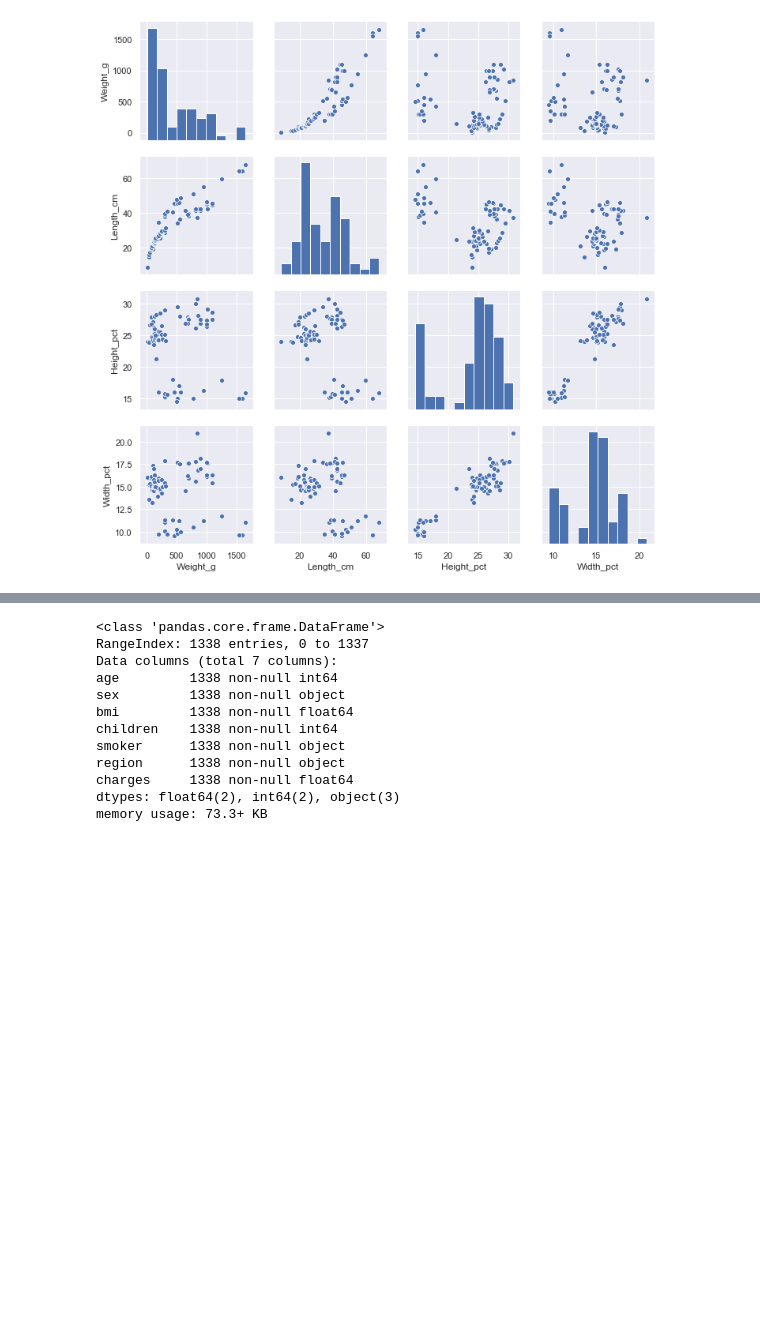
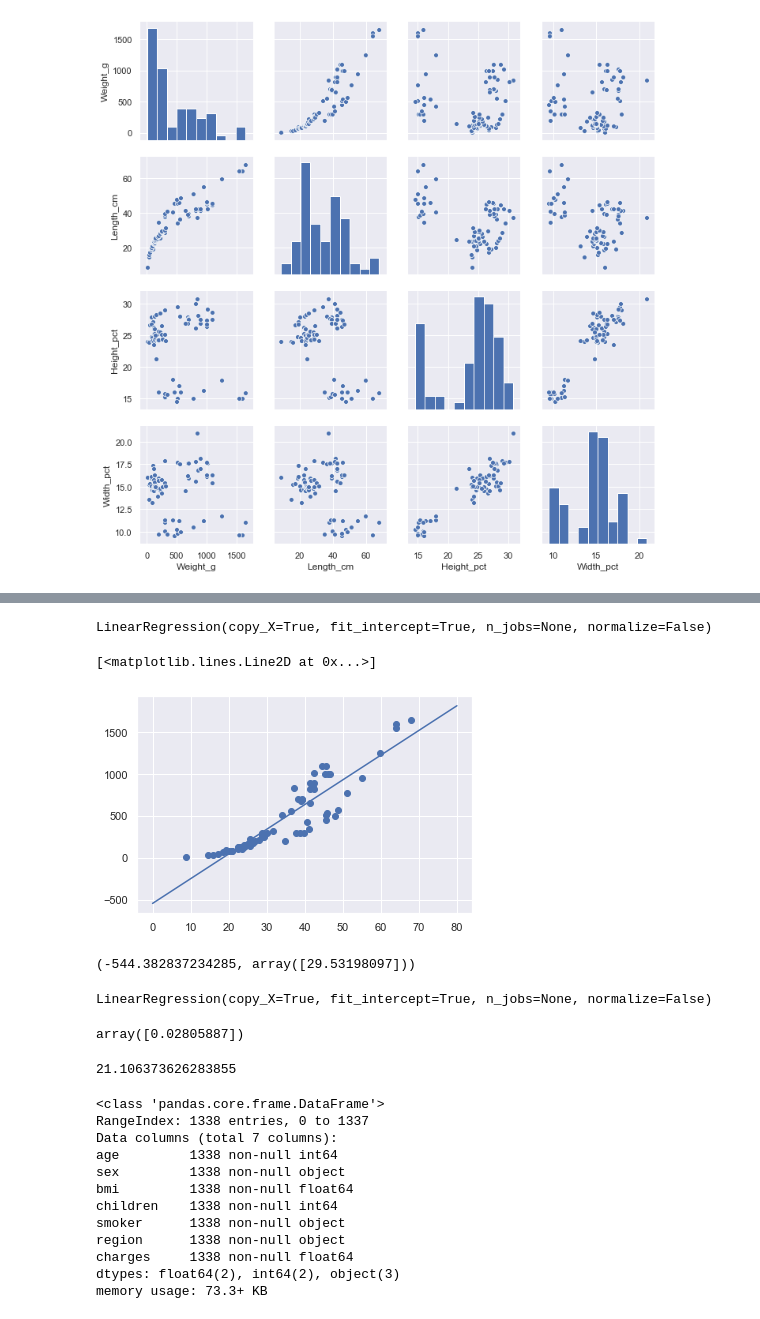
Before and after one commit to pathstream-curriculum/Python, a Jupyter notebook: S9M1-labs/S9M1L5-linear-regression-lab.ipynb, the cells around one changed output, grey strips where cells are left out. Cells and saved outputs as stored; diff of their text form; code cells hidden in the pictures; blank space fills up the shorter version.

```diff
--- a/S9M1-labs/S9M1L5-linear-regression-lab.ipynb
+++ b/S9M1-labs/S9M1L5-linear-regression-lab.ipynb
@@ -28,3 +18,39 @@ memory usage: 3.0+ KB
+# %%
+lr_fish.fit(fish_df[["Length_cm"]], fish_df["Weight_g"])
+# %% [output]
+LinearRegression(copy_X=True, fit_intercept=True, n_jobs=None, normalize=False)
+# %%
+b = lr_fish.coef_
+# %%
+a = lr_fish.intercept_
+# %%
+x1 = 0
+x2 = 80
+y1 = a + b*x1
+y2 = a + b*x2
+# %%
+plt.scatter(fish_df["Length_cm"], fish_df["Weight_g"])
+plt.plot((x1, x2), (y1, y2))
+# %% [output]
+[<matplotlib.lines.Line2D at 0x...>]
+[figure, added]
+# %%
+a, b
+# %% [output]
+(-544.382837234285, array([29.53198097]))
+# %%
+lr_wrong = LinearRegression()
+lr_wrong.fit(fish_df[["Weight_g"]], fish_df["Length_cm"])
+# %% [output]
+LinearRegression(copy_X=True, fit_intercept=True, n_jobs=None, normalize=False)
+# %%
+lr_wrong.coef_
+# %% [output]
+array([0.02805887])
+# %%
+lr_wrong.intercept_
+# %% [output]
+21.106373626283855
 # %%
 ins_df = pd.read_csv('insurance.csv')
 # %%
```
Also changed, not shown: parts of 3 cells of this notebook, 10 other files.
